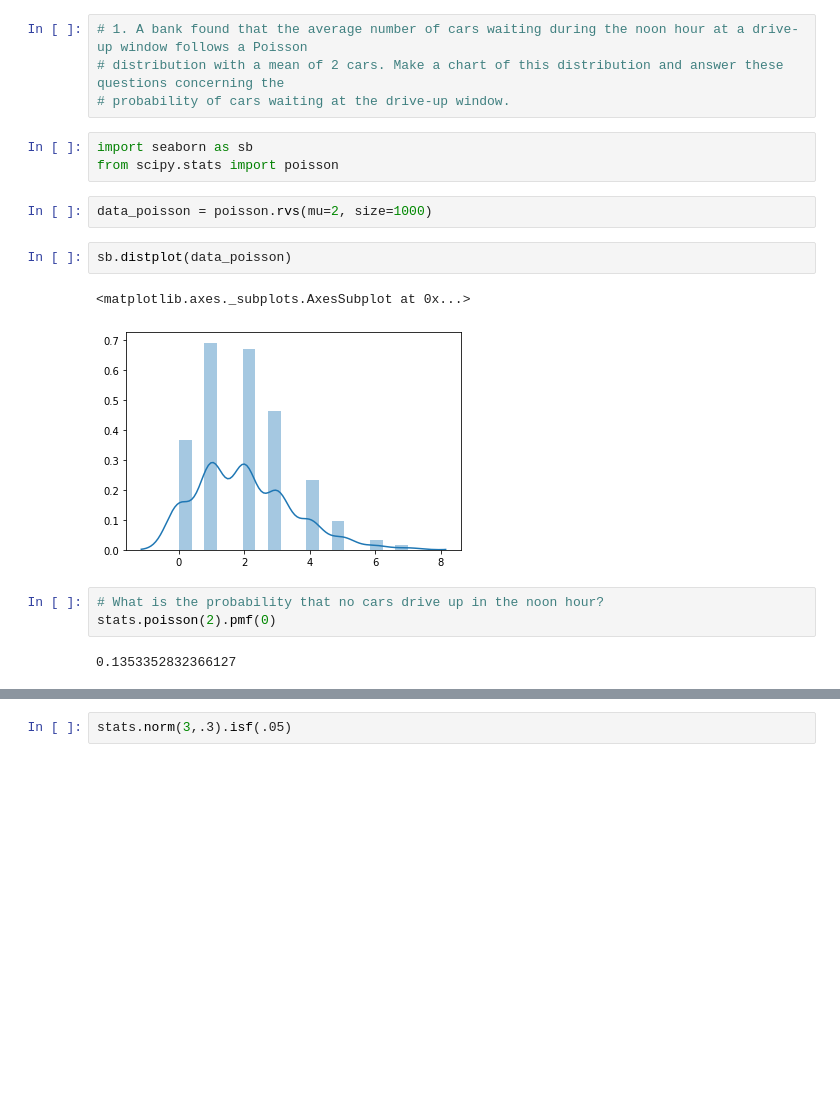
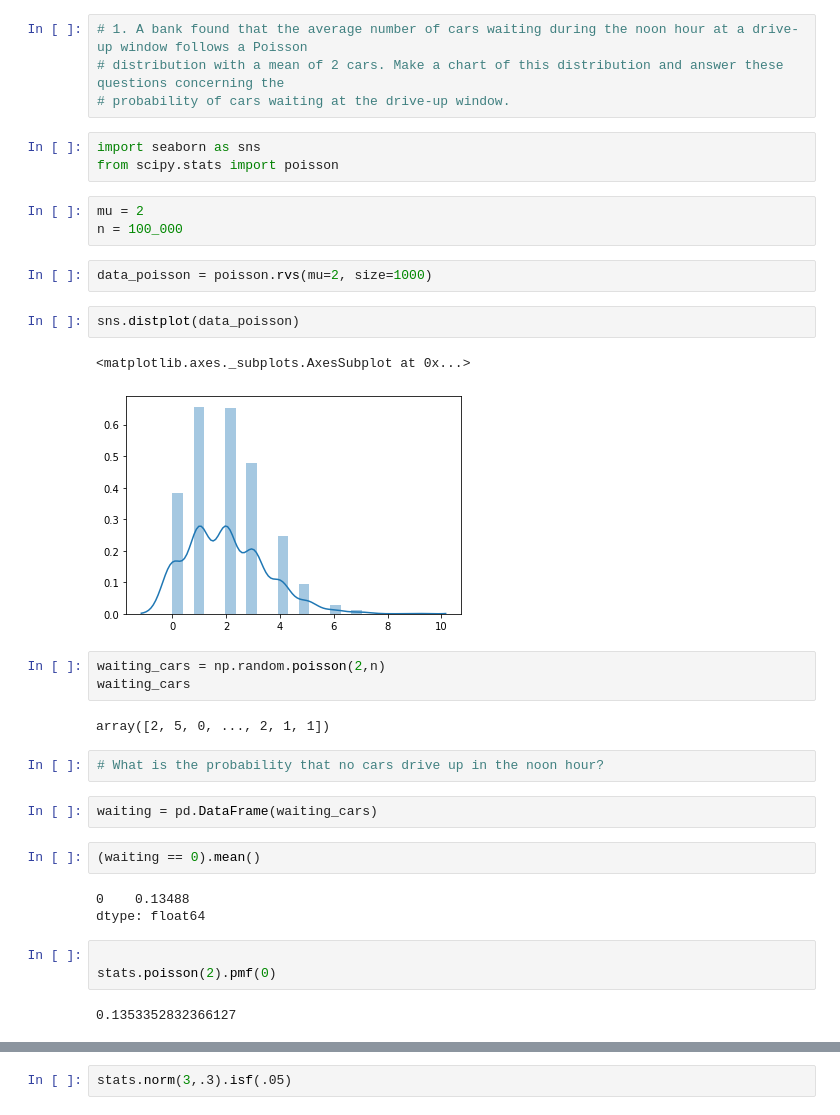
Before and after one commit to soslin/statistics-exercises, a Jupyter notebook: probability_distributions.ipynb, the cells around one changed output, grey strips where cells are left out. Saved outputs shown, nothing was run; the diff lists cells and outputs as text; blank space fills up the shorter version.

```diff
--- a/probability_distributions.ipynb
+++ b/probability_distributions.ipynb
@@ -8,19 +8,36 @@ import matplotlib.pyplot as plt
 # distribution with a mean of 2 cars. Make a chart of this distribution and answer these questions concerning the
 # probability of cars waiting at the drive-up window.
 # %%
-import seaborn as sb
+import seaborn as sns
 from scipy.stats import poisson
+# %%
+mu = 2
+n = 100_000
 # %%
 data_poisson = poisson.rvs(mu=2, size=1000)
 # %%
-sb.distplot(data_poisson)
+sns.distplot(data_poisson)
 # %% [output]
 <matplotlib.axes._subplots.AxesSubplot at 0x...>
-[figure, old version]
+[figure, new version]
+# %%
+waiting_cars = np.random.poisson(2,n)
+waiting_cars
+# %% [output]
+array([2, 5, 0, ..., 2, 1, 1])
 # %%
 # What is the probability that no cars drive up in the noon hour?
-stats.poisson(2).pmf(0)
-# %% [output]
-0.1353352832366127
+# %%
+waiting = pd.DataFrame(waiting_cars)
+# %%
+(waiting == 0).mean()
+# %% [output]
+0    0.13488
+dtype: float64
+# %%
+
+stats.poisson(2).pmf(0)
+# %% [output]
+0.1353352832366127
 # %%
 # What is the probability that 3 or more cars come through the drive through?
```
Also changed, not shown: parts of 35 cells of this notebook.
